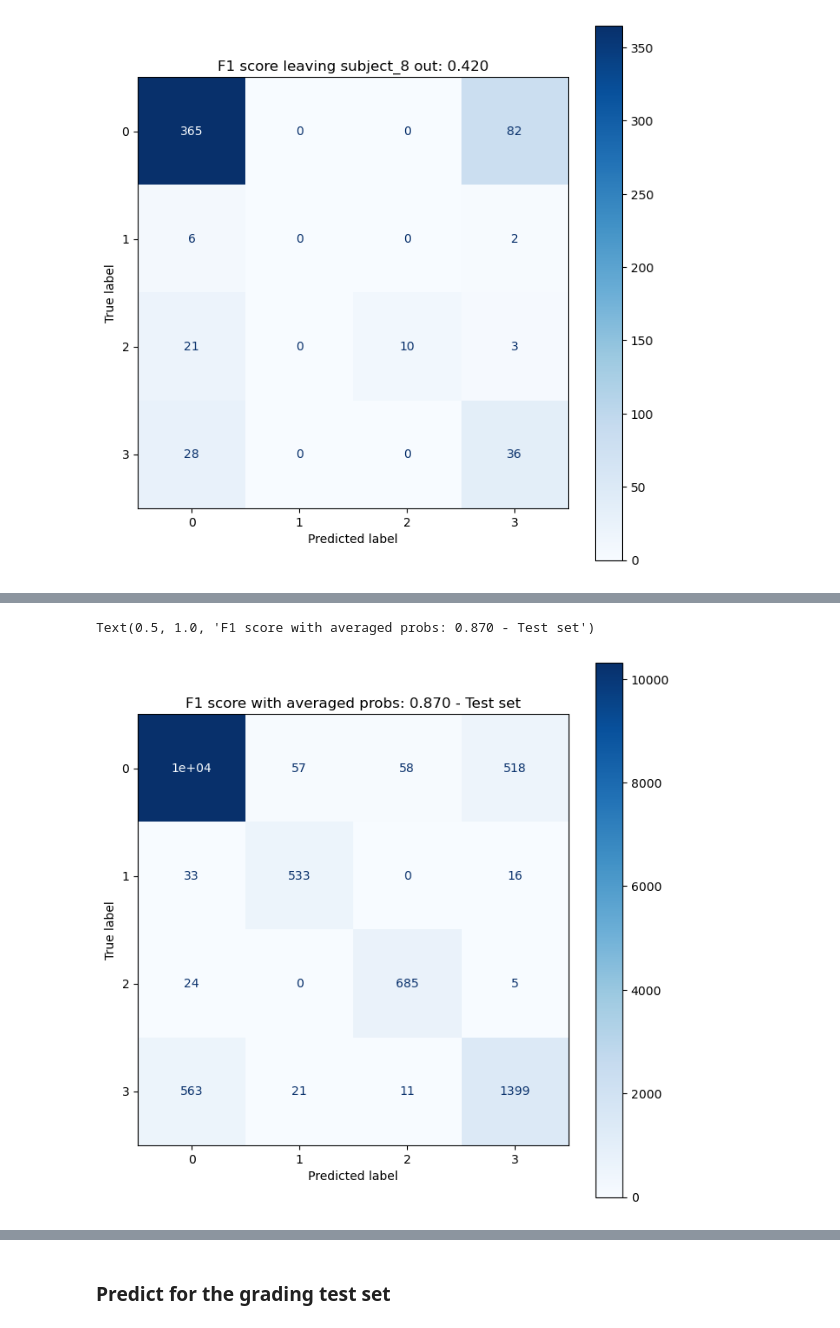
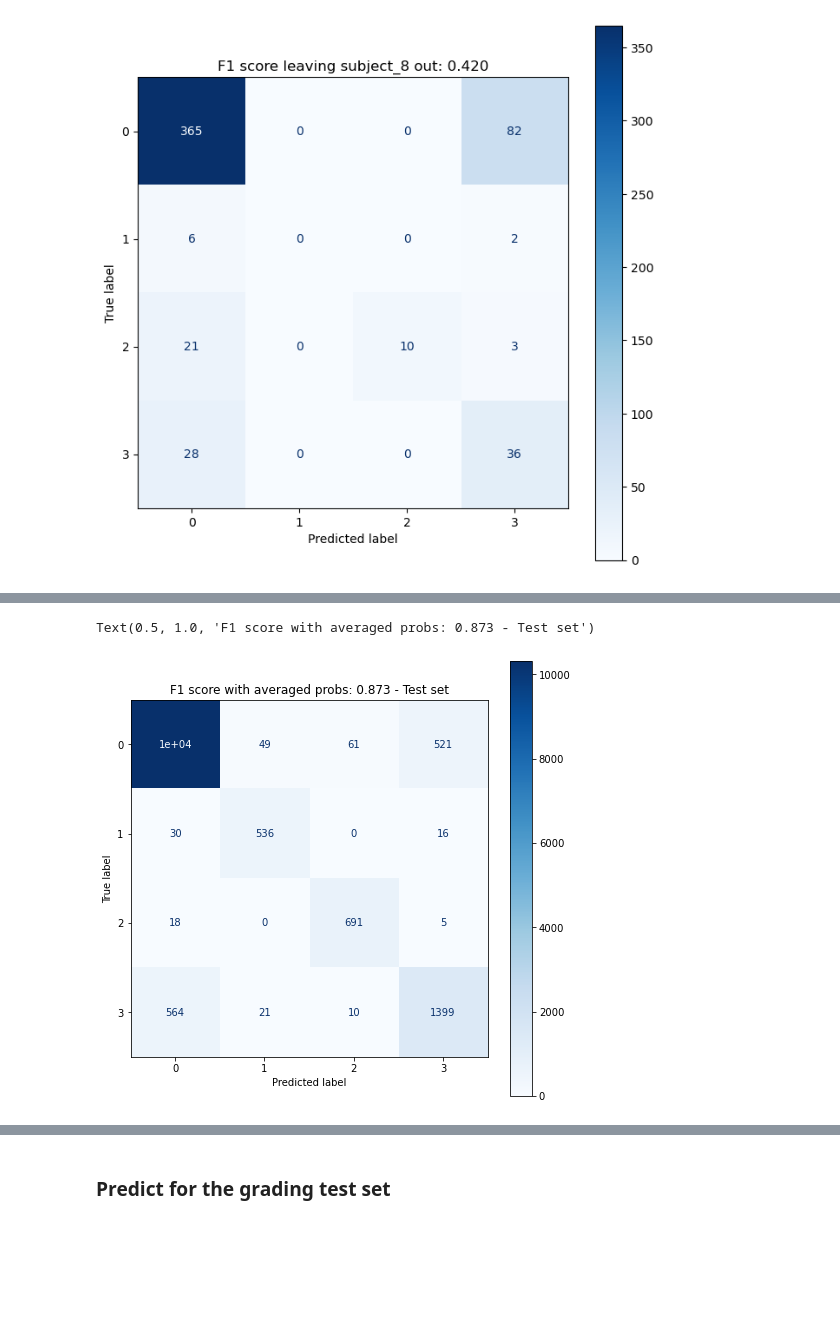
Before and after one commit to tomas19/ECE542_NCSU_projC, a Jupyter notebook: model09.ipynb, the cells around one changed output, grey strips where cells are left out. Saved outputs shown, nothing was run; the diff lists cells and outputs as text; code cells hidden in the pictures; blank space fills up the shorter version.

```diff
--- a/model09.ipynb
+++ b/model09.ipynb
@@ -36,7 +37,7 @@ dctData = read_data(pathData)
 # %%
 ## upsample labels using nearest neighbor
 # dctUps = upsampleData(dctData)
-with open('upsampledDataset.pkl', 'rb') as fin:
+with open(r'/mnt/drive1/Insyncs/NCSU/courses/ECE542/projC/upsampledDataset.pkl', 'rb') as fin:
     dctUps = pickle.load(fin)
 # %%
 ## count number of timesteps for each session of each subject
@@ -157,8 +130,7 @@ for k in dctUpsBal.keys():
             list2.append(list1)
     dctSt[k] = pd.DataFrame(data = list2)
 # %%
-## duplicate upsampled dictionary but with flags for the windows of each class in each session
-## for each subject
+## Windowed test set. Extra column with the session is added, since later the prediction is done for each session separately.
 
 wlength = 75
 overlapping = 50
@@ -181,6 +153,7 @@ for k in dctTest.keys():
                 dummy = list(dfss[c].quantile(np.arange(0, 1.1, 0.1)))
                 list1.extend(dummy)
             list1.append(int(dfssClass['class'].mode().iloc[0]))
+            list1.append(s)
             list2.append(list1)
     dctTestSt[k] = pd.DataFrame(data = list2)
 # %%
@@ -445,26 +418,26 @@ for k in dctTestSt.keys():
     dfTest.append(aux)
 dfTest = pd.concat(dfTest, axis = 0)
 
-Xtest = dfTest.iloc[:, :-1]
+Xtest = dfTest.iloc[:, :-2]
 Xtest_sc = scaler.transform(Xtest)
-ytest = dfTest.iloc[:, -1].values
+ytest = dfTest.iloc[:, -2].values
 # %%
 with open('scaler_model09.pkl', 'wb') as fout:
     pickle.dump(scaler, fout)
 # %%
-# models = []
-for imod, mod in enumerate(list_bestModel):
-    # create a new instance of the model
-    model = Net()
-    # load saved weights
-    model.load_state_dict(mod)
-    wrapper = NetWrapper(epochs=0, lrate=0, dev=device, w=None)
-    wrapper.model = model.to(device)
-    # put the model in evaluation mode
-    pred = wrapper.predict(Xtest_sc).argmax(axis = 1)
+# # models = []
+# for imod, mod in enumerate(list_bestModel):
+#     # create a new instance of the model
+#     model = Net()
+#     # load saved weights
+#     model.load_state_dict(mod)
+#     wrapper = NetWrapper(epochs=0, lrate=0, dev=device, w=None)
+#     wrapper.model = model.to(device)
+#     # put the model in evaluation mode
+#     pred = wrapper.predict(Xtest_sc).argmax(axis = 1)
 
-    m = confusion_matrix(ytest, pred)
-    disp = ConfusionMatrixDisplay(confusion_matrix=m)
-    fig, ax = plt.subplots(figsize = (8, 8))
-    disp.plot(ax = ax,  cmap = plt.cm.Blues)
-    ax.set_title(f"F1 score leaving subject {imod + 1} out: {f1_score(pred, ytest, average='macro'):0.3f} - Test set")
+#     m = confusion_matrix(ytest, pred)
+#     disp = ConfusionMatrixDisplay(confusion_matrix=m)
+#     fig, ax = plt.subplots(figsize = (8, 8))
+#     disp.plot(ax = ax,  cmap = plt.cm.Blues)
+#     ax.set_title(f"F1 score leaving subject {imod + 1} out: {f1_score(pred, ytest, average='macro'):0.3f} - Test set")
@@ -480,27 +444,30 @@ for imod, mod in enumerate(list_bestModel):
 # %%
 # average probabilities
+device = torch.device("cuda" if torch.cuda.is_available() else "cpu")
+pin = Path(r'/home/tacuevas/github/ECE542_NCSU_projC')
 list_preds = []
+list_bestModel = [torch.load(pin/x) for x in sorted([y for y in os.listdir(pin) if y.startswith('model09_subject')])]
 for imod, mod in enumerate(list_bestModel):
     # create a new instance of the model
     model = Net()
     # load saved weights
     model.load_state_dict(mod)
     wrapper = NetWrapper(epochs=0, lrate=0, dev=device, w=None)
     wrapper.model = model.to(device)
     # put the model in evaluation mode
     pred = wrapper.predict(Xtest_sc)
     list_preds.append(pred)
 arr_preds = np.array(list_preds)
 
 arr_preds_mean = np.mean(arr_preds, axis = 0)
 preds_mean = np.argmax(arr_preds_mean, axis = 1)
 
 m = confusion_matrix(ytest, preds_mean)
 disp = ConfusionMatrixDisplay(confusion_matrix=m)
 fig, ax = plt.subplots(figsize = (8, 8))
 disp.plot(ax = ax,  cmap = plt.cm.Blues)
 ax.set_title(f"F1 score with averaged probs: {f1_score(preds_mean, ytest, average='macro'):0.3f} - Test set")
 # %% [output]
-Text(0.5, 1.0, 'F1 score with averaged probs: 0.870 - Test set')
+Text(0.5, 1.0, 'F1 score with averaged probs: 0.873 - Test set')
-[figure, old version]
+[figure, new version]
 # %%
```
Also changed, not shown: parts of 34 cells of this notebook, 13 other files.
